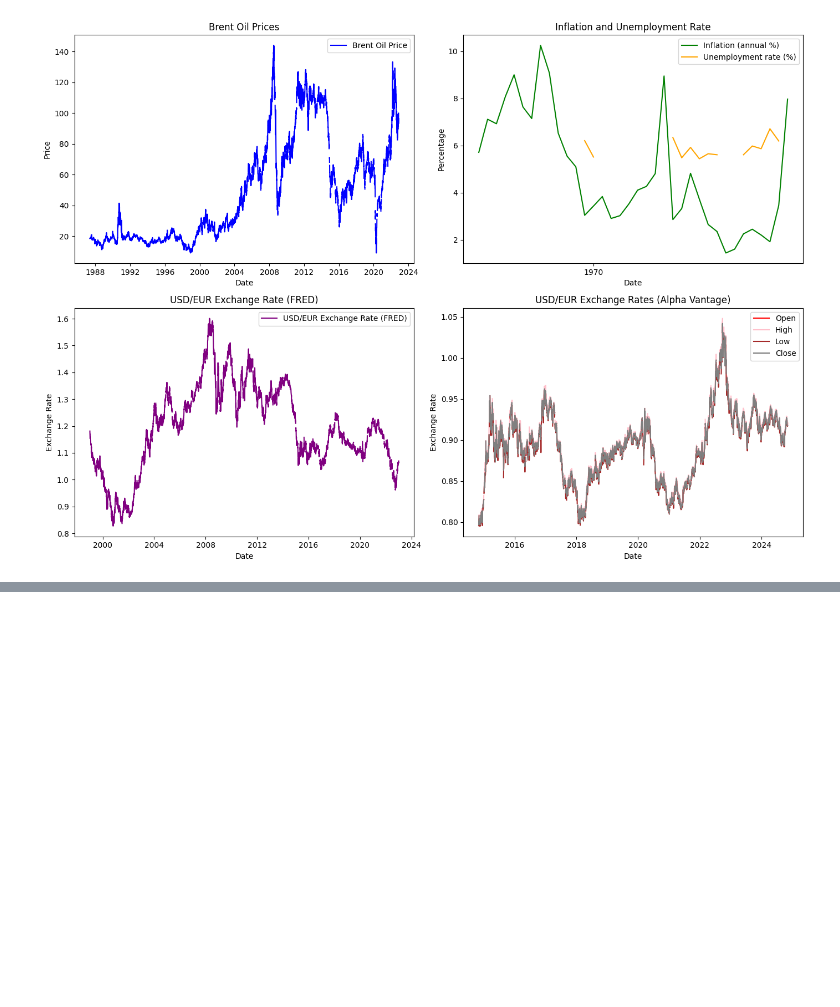
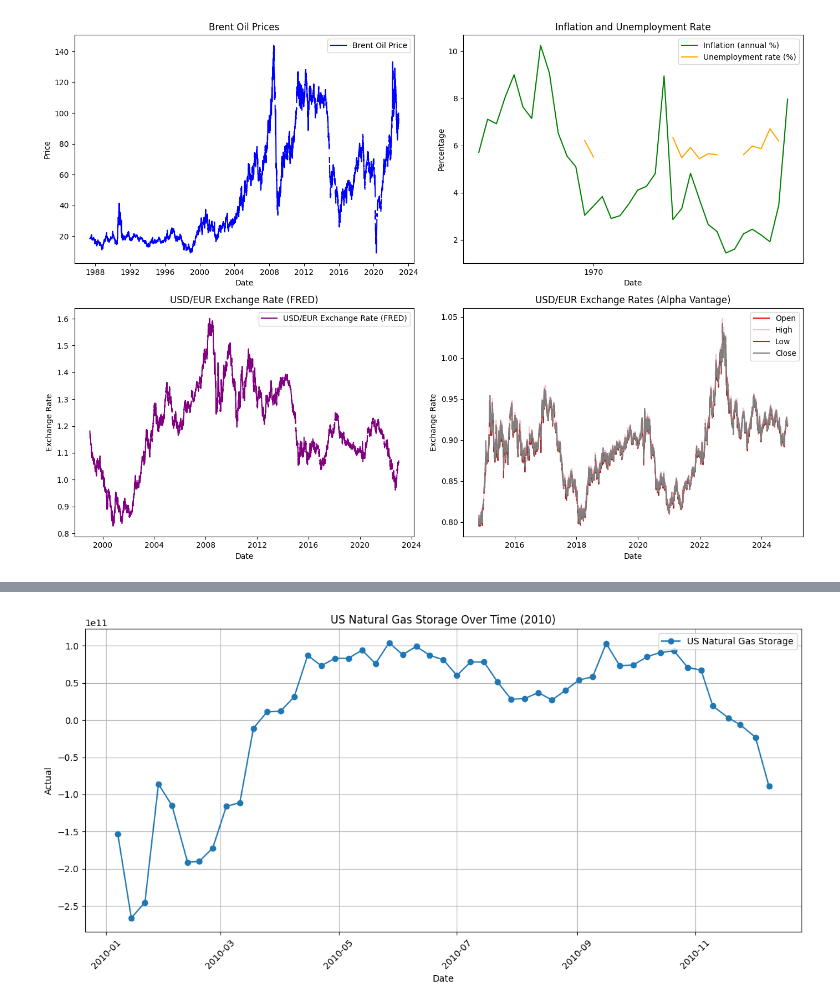
Before and after one commit to Getachew0557/CrudOilPriceForcasting, a Jupyter notebook: notebooks/Factors_Influencing_Oil_Price.ipynb, the cells around one changed output, grey strips where cells are left out. Drawn from its saved outputs; the diff is of its cells as text; code cells hidden in the pictures; blank space fills up the shorter version.

```diff
--- a/notebooks/Factors_Influencing_Oil_Price.ipynb
+++ b/notebooks/Factors_Influencing_Oil_Price.ipynb
@@ -346,0 +365,3 @@ finally:
+# %%
+economic_factor = pd.read_csv("../data/scraped_calendar_events.csv")
+economic_factor.head()
@@ -346,0 +395,37 @@ finally:
+# %%
+# Convert Date to datetime format
+economic_factor['Date'] = pd.to_datetime(economic_factor['Date'], format='%b%d.%Y', errors='coerce')
+
+# Filter for "US Natural Gas Storage" in 2010
+filtered_data = economic_factor[
+    (economic_factor['Event'] == 'US Natural Gas Storage') &
+    (economic_factor['Date'].dt.year == 2010)
+]
+
+# Function to handle conversion of values with 'B' (billions) or 'M' (millions)
+def convert_value(val):
+    if isinstance(val, str):
+        if 'B' in val:
+            return float(val.replace('B', '').replace('%', '').strip()) * 1e9  # Convert billions
+        elif 'M' in val:
+            return float(val.replace('M', '').replace('%', '').strip()) * 1e6  # Convert millions
+        else:
+            return float(val.replace('%', '').strip())  # Clean and convert to float
+    return val
+
+# Apply the conversion function to 'Actual Value'
+filtered_data['Actual'] = filtered_data['Actual'].apply(convert_value)
+
+# Plot the data
+plt.figure(figsize=(12, 6))
+plt.plot(filtered_data['Date'], filtered_data['Actual'], label='US Natural Gas Storage', marker='o')
+plt.title("US Natural Gas Storage Over Time (2010)")
+plt.xlabel("Date")
+plt.ylabel("Actual")
+plt.legend()
+plt.grid()
+plt.xticks(rotation=45)
+plt.tight_layout()
+plt.show()
+# %% [output]
+[figure, added]
```
Also changed, not shown: parts of 4 cells of this notebook, 4 other files.
